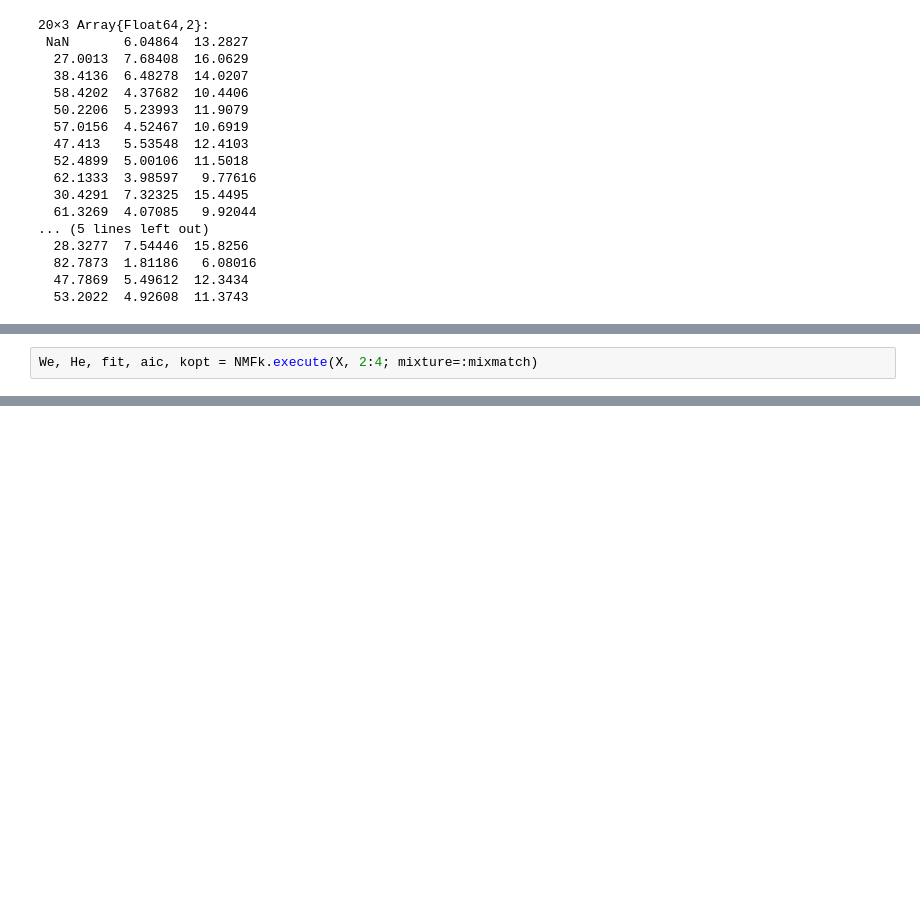
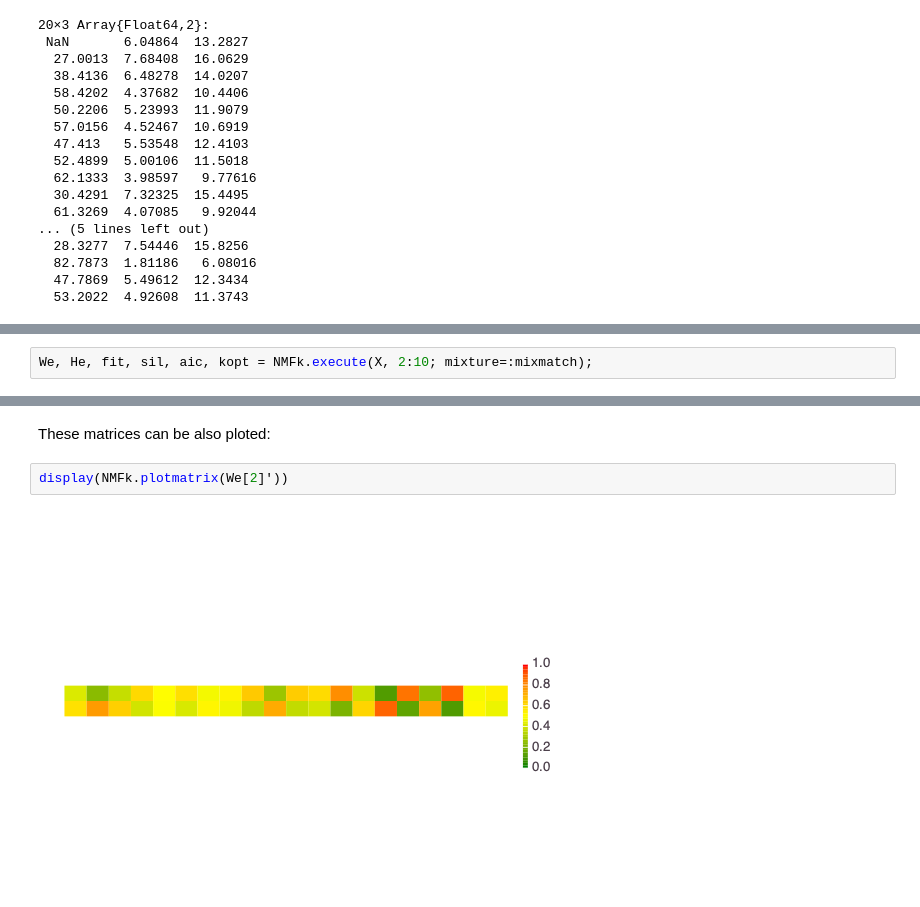
Before and after one commit to SmartTensors/NMFk.jl, a Jupyter notebook: notebooks/mixing-concentrations.ipynb, the cells around one changed output, grey strips where cells are left out. Saved outputs shown, nothing was run; the diff lists cells and outputs as text; blank space fills up the shorter version.

```diff
--- a/notebooks/mixing-concentrations.ipynb
+++ b/notebooks/mixing-concentrations.ipynb
@@ -141,5 +129,5 @@ The **NMFk** provides estimates of $W$ and $H$ ($We$ and $He$) together with two
 # %%
-We, He, fit, aic, kopt = NMFk.execute(X, 2:4; mixture=:mixmatch)
+We, He, fit, sil, aic, kopt = NMFk.execute(X, 2:10; mixture=:mixmatch);
 # %% [output]
 ┌ Info: Saving requested but casefilename not specified; casefilename = "nmfk" will be used!
 └ @ NMFk /Users/monty/.julia/dev/NMFk/src/NMFkExecute.jl:32
@@ -175,0 +256,6 @@ Signals:  4 Fit:     38.20362 Silhouette:   -0.5337855 AIC:     118.3582
+# %% [markdown]
+These matrices can be also ploted:
+# %%
+display(NMFk.plotmatrix(We[2]'))
+# %% [output]
+[figure, added]
```
Also changed, not shown: parts of 22 cells of this notebook, 24 other files.
